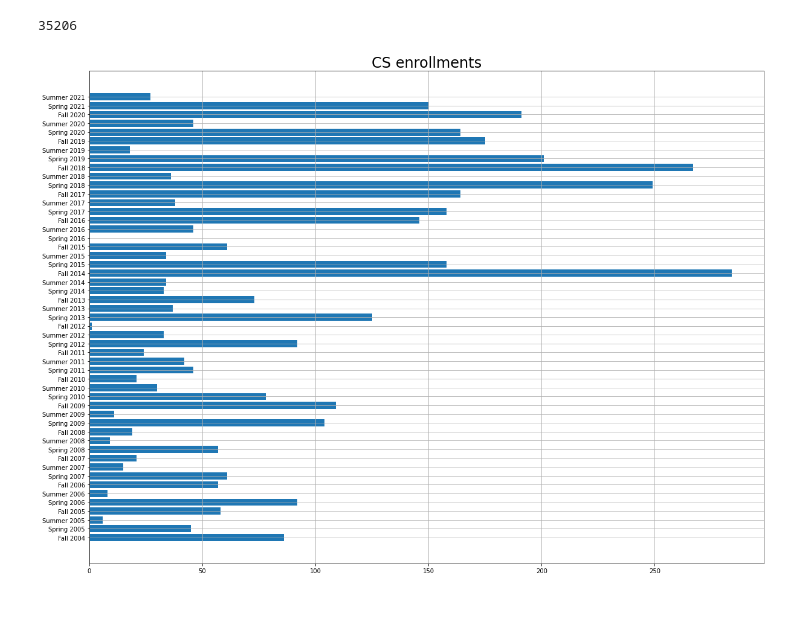
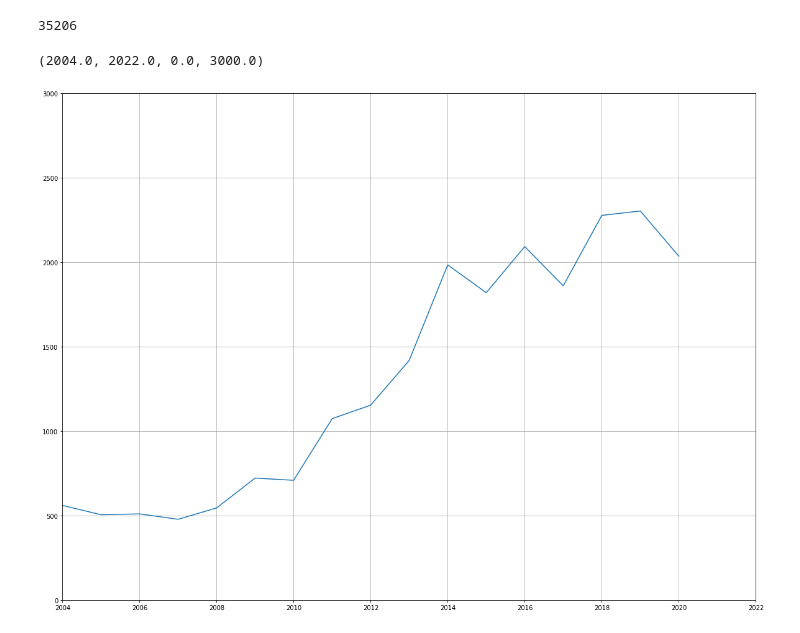
Before and after one commit to tjhickey724/cs103a, a Jupyter notebook: courses.ipynb, the cells around one changed output. Cells and saved outputs as stored; diff of their text form; code cells hidden in the pictures; blank space fills up the shorter version.

```diff
--- a/courses.ipynb
+++ b/courses.ipynb
@@ -15,8 +15,11 @@ schedule = Schedule()
 len(schedule.courses)
 # %% [output]
 35206
-# %%
-schedule.plot_enrolled_by_condition('CS enrollments',lambda x: "Hickey" in x['inst'])
-plt.grid()
-# %% [output]
-[figure, removed]
+# %%
+plt.figure(figsize=(20,15))
+plt.plot(schedule.years0,schedule.enrolled_by_years_and_condition(lambda c: c['subj'] in 'COSI'),label='COSI')
+plt.grid()
+plt.axis([2004,2022,0,3000])
+# %% [output]
+(2004.0, 2022.0, 0.0, 3000.0)
+[figure, added]
```
Also changed, not shown: parts of 4 cells of this notebook, 1 other file.
